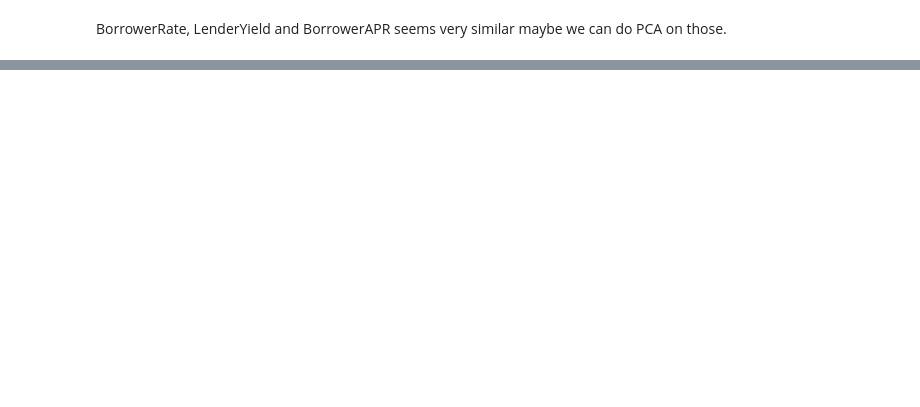
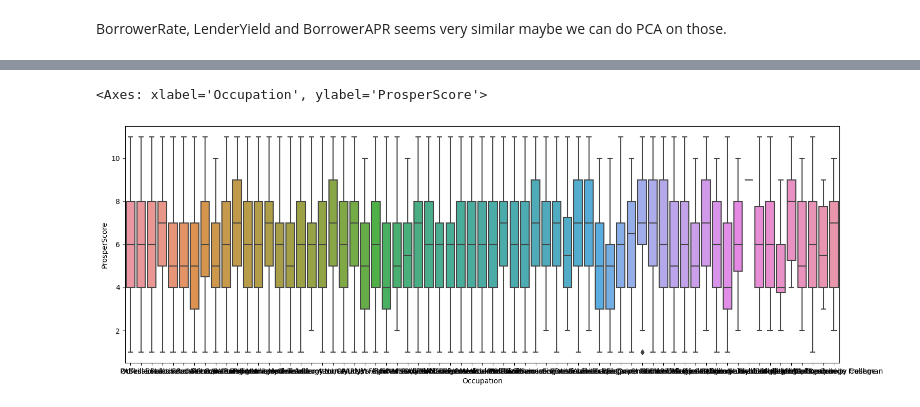
Before and after one commit to PopKobs/P2P_credit_scoring, a Jupyter notebook: feature_EDA.ipynb, the cells around one changed output, grey strips where cells are left out. Drawn from its saved outputs; the diff is of its cells as text; code cells hidden in the pictures; blank space fills up the shorter version.

```diff
--- a/feature_EDA.ipynb
+++ b/feature_EDA.ipynb
@@ -104,0 +136,19 @@ import numpy as np
+# %%
+# Monthly income & Prosper score
+import pandas as pd
+from sklearn.preprocessing import LabelEncoder
+
+# Assuming df is your DataFrame
+# Convert categorical variable to numerical
+label_encoder = LabelEncoder()
+df['EmploymentStatus'] = label_encoder.fit_transform(df['EmploymentStatus'])
+
+
+plt.scatter(df['ProsperScore'],df['DebtToIncomeRatio'])
+
+correlation = df[['ProsperScore', 'DebtToIncomeRatio']].corr()
+
+print(correlation)
+
+# Even though prosperscore does consider debt to income ratio , there is negative correlation between the two.
+# This is surprising as we would expect that those with lower debt to income ratio would have a higher prosper score
@@ -104,0 +160,6 @@ import numpy as np
+# %%
+plt.figure(figsize=(18, 6))
+sns.boxplot(x='Occupation', y='ProsperScore', data=df)
+# %% [output]
+<Axes: xlabel='Occupation', ylabel='ProsperScore'>
+[figure, added]
```
Also changed, not shown: parts of 20 cells of this notebook.
